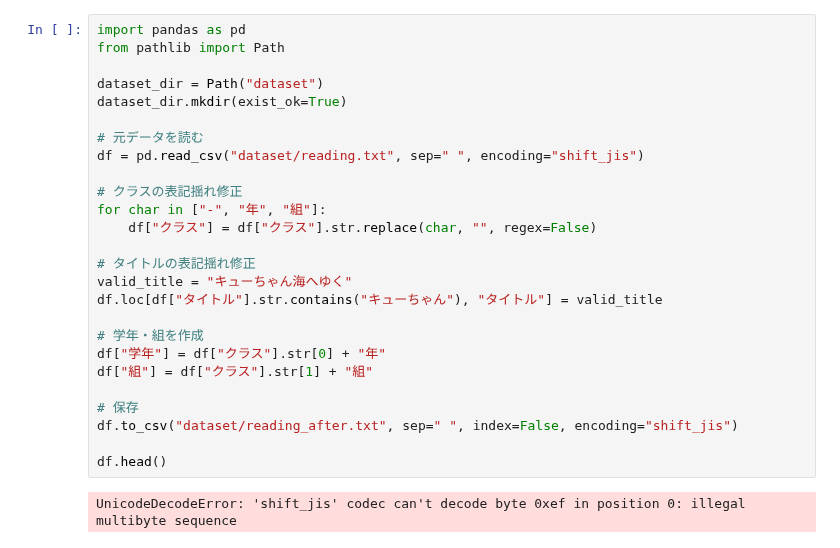
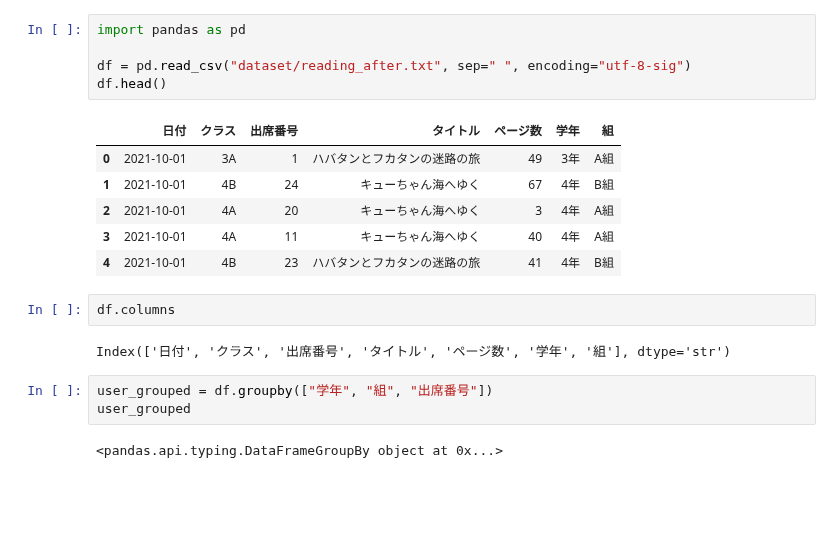
Before and after one commit to kjfarm1225/pyq_practice, a Jupyter notebook: 116_6_reading_ranking_practice/practice_reading_step3.ipynb, the cells around one changed output. Saved outputs shown, nothing was run; the diff lists cells and outputs as text; blank space fills up the shorter version.

Commit message:
modified 116_6_reading_ranking_practice

```diff
--- a/116_6_reading_ranking_practice/practice_reading_step3.ipynb
+++ b/116_6_reading_ranking_practice/practice_reading_step3.ipynb
@@ -1,28 +1,21 @@
-# %%
-import pandas as pd
-from pathlib import Path
-
-dataset_dir = Path("dataset")
-dataset_dir.mkdir(exist_ok=True)
-
-# 元データを読む
-df = pd.read_csv("dataset/reading.txt", sep=" ", encoding="shift_jis")
-
-# クラスの表記揺れ修正
-for char in ["-", "年", "組"]:
-    df["クラス"] = df["クラス"].str.replace(char, "", regex=False)
-
-# タイトルの表記揺れ修正
-valid_title = "キューちゃん海へゆく"
-df.loc[df["タイトル"].str.contains("キューちゃん"), "タイトル"] = valid_title
-
-# 学年・組を作成
-df["学年"] = df["クラス"].str[0] + "年"
-df["組"] = df["クラス"].str[1] + "組"
-
-# 保存
-df.to_csv("dataset/reading_after.txt", sep=" ", index=False, encoding="shift_jis")
-
-df.head()
-# %% [output]
-UnicodeDecodeError: 'shift_jis' codec can't decode byte 0xef in position 0: illegal multibyte sequence
+# %%
+import pandas as pd
+
+df = pd.read_csv("dataset/reading_after.txt", sep=" ", encoding="utf-8-sig")
+df.head()
+# %% [output]
+|  | 日付 | クラス | 出席番号 | タイトル | ページ数 | 学年 | 組 |
+| 0 | 2021-10-01 | 3A | 1 | ハバタンとフカタンの迷路の旅 | 49 | 3年 | A組 |
+| 1 | 2021-10-01 | 4B | 24 | キューちゃん海へゆく | 67 | 4年 | B組 |
+| 2 | 2021-10-01 | 4A | 20 | キューちゃん海へゆく | 3 | 4年 | A組 |
+| 3 | 2021-10-01 | 4A | 11 | キューちゃん海へゆく | 40 | 4年 | A組 |
+| 4 | 2021-10-01 | 4B | 23 | ハバタンとフカタンの迷路の旅 | 41 | 4年 | B組 |
+# %%
+df.columns
+# %% [output]
+Index(['日付', 'クラス', '出席番号', 'タイトル', 'ページ数', '学年', '組'], dtype='str')
+# %%
+user_grouped = df.groupby(["学年", "組", "出席番号"])
+user_grouped
+# %% [output]
+<pandas.api.typing.DataFrameGroupBy object at 0x...>
```
Also changed, not shown: parts of 19 cells of this notebook, 2 other files.
